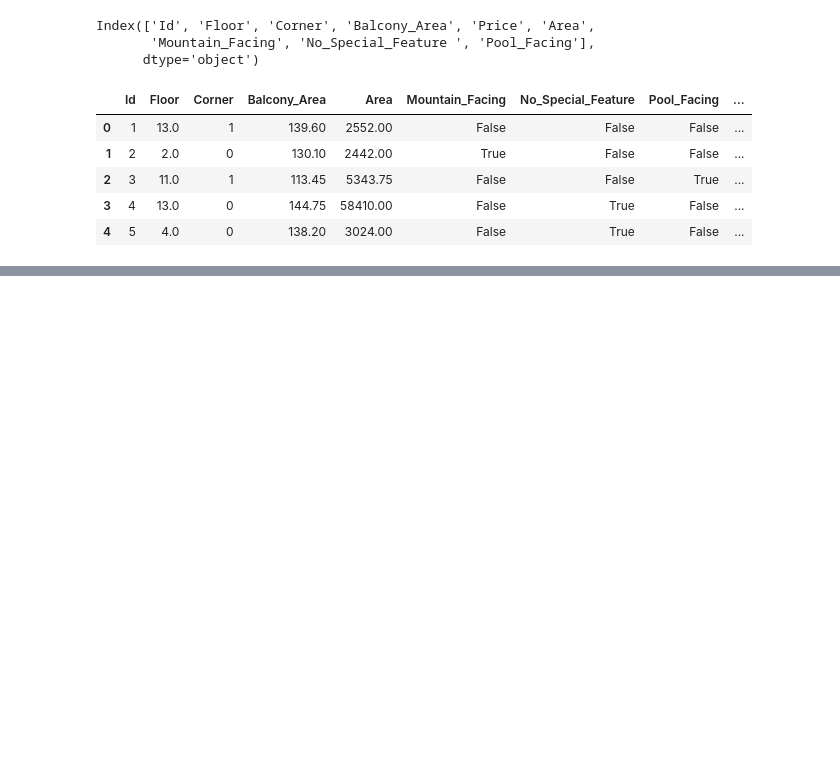
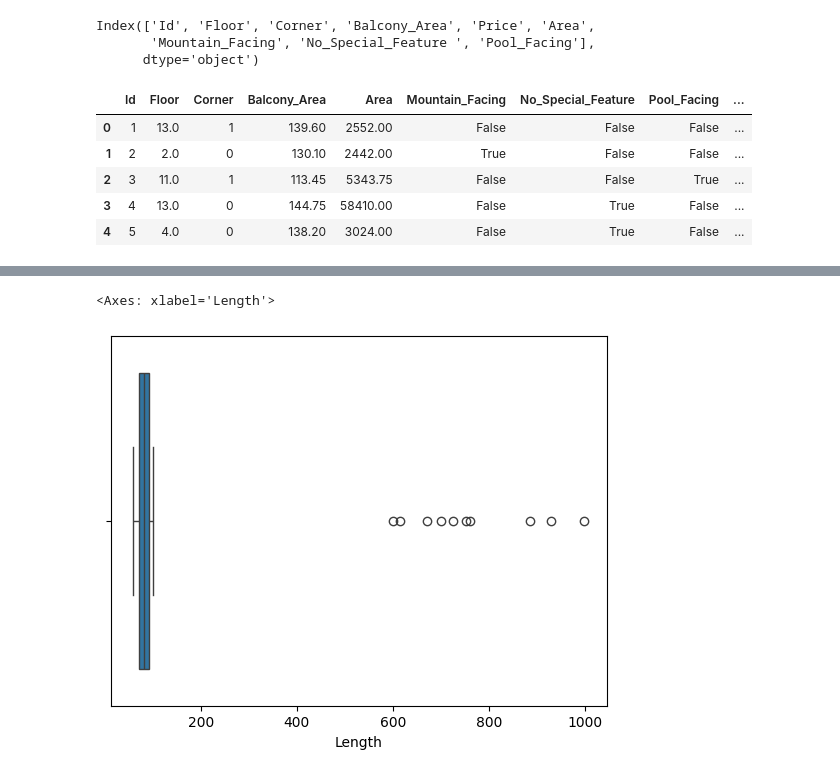
Before and after one commit to sharithomas/ML-AI, a Jupyter notebook: Data_preprocessing.ipynb, the cells around one changed output, grey strips where cells are left out. Cells and saved outputs as stored; diff of their text form; code cells hidden in the pictures; blank space fills up the shorter version.

```diff
--- a/Data_preprocessing.ipynb
+++ b/Data_preprocessing.ipynb
@@ -500,0 +571,5 @@ df=df.drop(['Id'],axis=1)
+# %%
+sns.boxplot(x=df['Length'])
+# %% [output]
+<Axes: xlabel='Length'>
+[figure, added]
```
Also changed, not shown: parts of 29 cells of this notebook.
